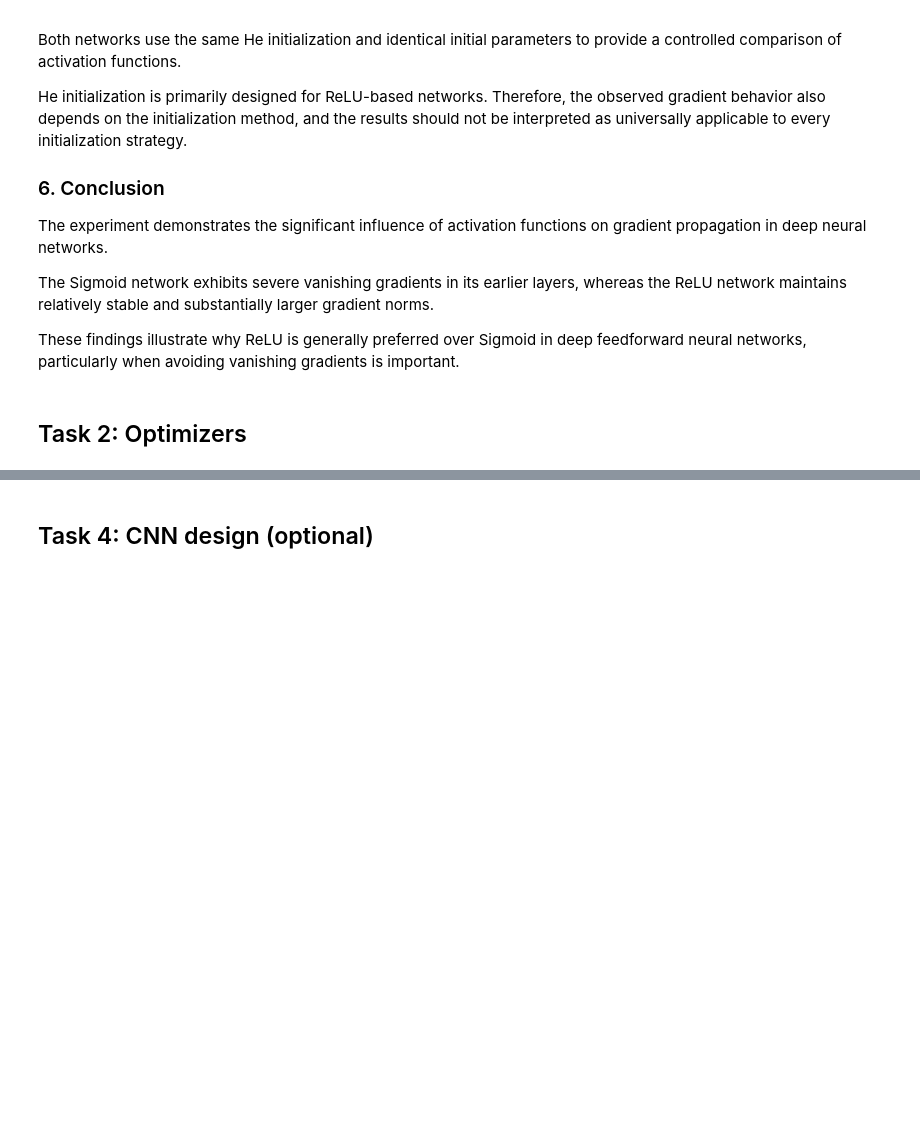
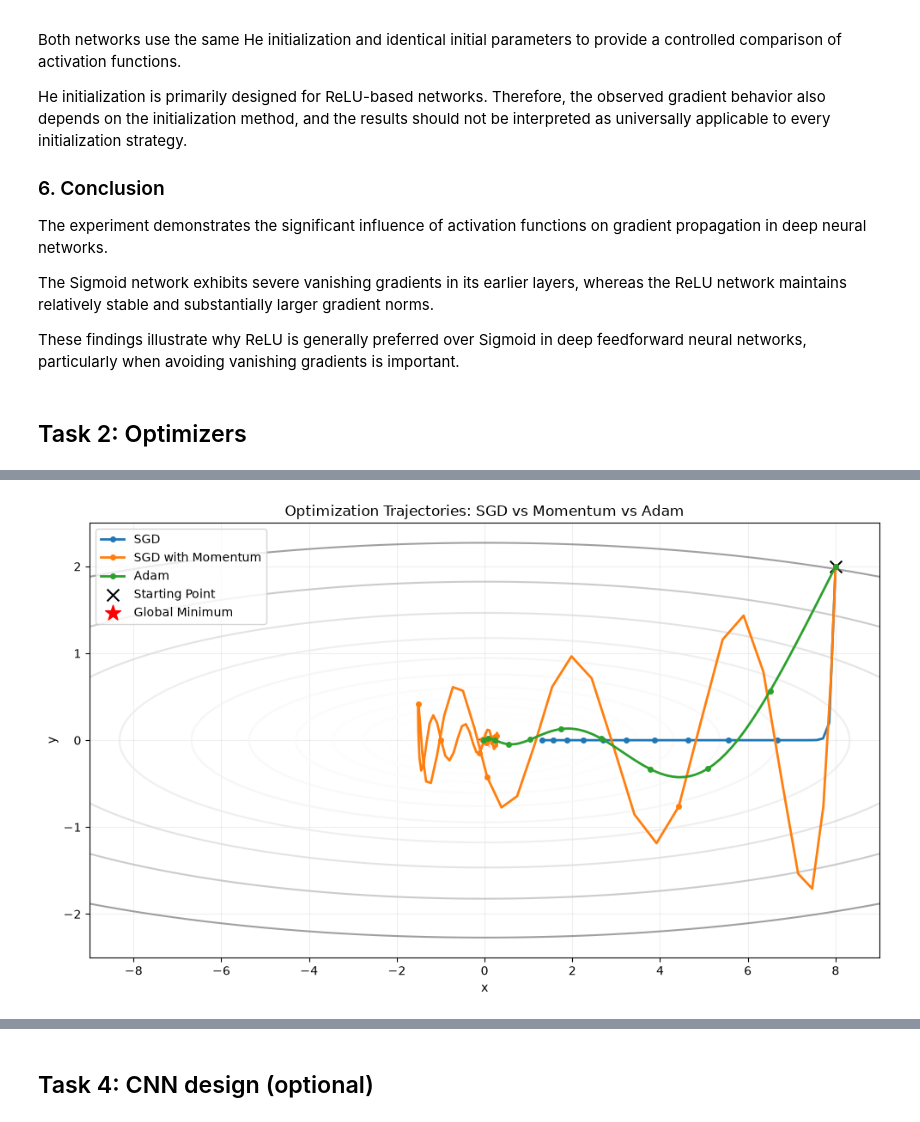
Before and after one commit to JeewanthaSadaruwan/EN4554-Assignment2-CNNs, a Jupyter notebook: 220542J_a02.ipynb, the cells around one changed output, grey strips where cells are left out. Cells and saved outputs as stored; diff of their text form; code cells hidden in the pictures; blank space fills up the shorter version.

```diff
--- a/220542J_a02.ipynb
+++ b/220542J_a02.ipynb
@@ -1173,0 +1532,16 @@ These findings illustrate why ReLU is generally preferred over Sigmoid in deep f
+# %%
+
+import torch
+import numpy as np
+import matplotlib.pyplot as plt
+
+# Objective function
+def objective(p):
+    x, y = p[0], p[1]
+    return 0.5 * (x**2 + 50 * y**2)
+
+# Starting point for all optimizers
+start = (8.0, 2.0)
+
+print("Starting point:", start)
+print("Initial objective:", 0.5 * (8**2 + 50 * 2**2))
@@ -1173,0 +1653,72 @@ These findings illustrate why ReLU is generally preferred over Sigmoid in deep f
+# %%
+
+# Create coordinate grid
+x = np.linspace(-9, 9, 400)
+y = np.linspace(-2.5, 2.5, 400)
+
+X_grid, Y_grid = np.meshgrid(x, y)
+
+# Objective values over grid
+Z_grid = 0.5 * (X_grid**2 + 50 * Y_grid**2)
+
+plt.figure(figsize=(10, 6))
+
+# Objective contours
+levels = np.geomspace(0.02, 200, 22)
+
+contours = plt.contour(
+    X_grid,
+    Y_grid,
+    Z_grid,
+    levels=levels,
+    cmap="Greys",
+    alpha=0.65
+)
+
+# Overlay optimizer trajectories
+for name, traj in trajectories.items():
+
+    plt.plot(
+        traj[:, 0],
+        traj[:, 1],
+        marker="o",
+        markevery=10,
+        markersize=4,
+        linewidth=2,
+        label=name
+    )
+
+# Starting point
+plt.scatter(
+    start[0], start[1],
+    marker="x",
+    s=100,
+    color="black",
+    label="Starting Point"
+)
+
+# Global minimum
+plt.scatter(
+    0, 0,
+    marker="*",
+    s=180,
+    color="red",
+    label="Global Minimum"
+)
+
+plt.xlabel("x")
+plt.ylabel("y")
+
+plt.title(
+    "Optimization Trajectories: SGD vs Momentum vs Adam"
+)
+
+plt.xlim(-9, 9)
+plt.ylim(-2.5, 2.5)
+
+plt.legend()
+plt.grid(True, alpha=0.2)
+plt.tight_layout()
+plt.show()
+# %% [output]
+[figure, added]
```
Also changed, not shown: parts of 100 cells of this notebook.
